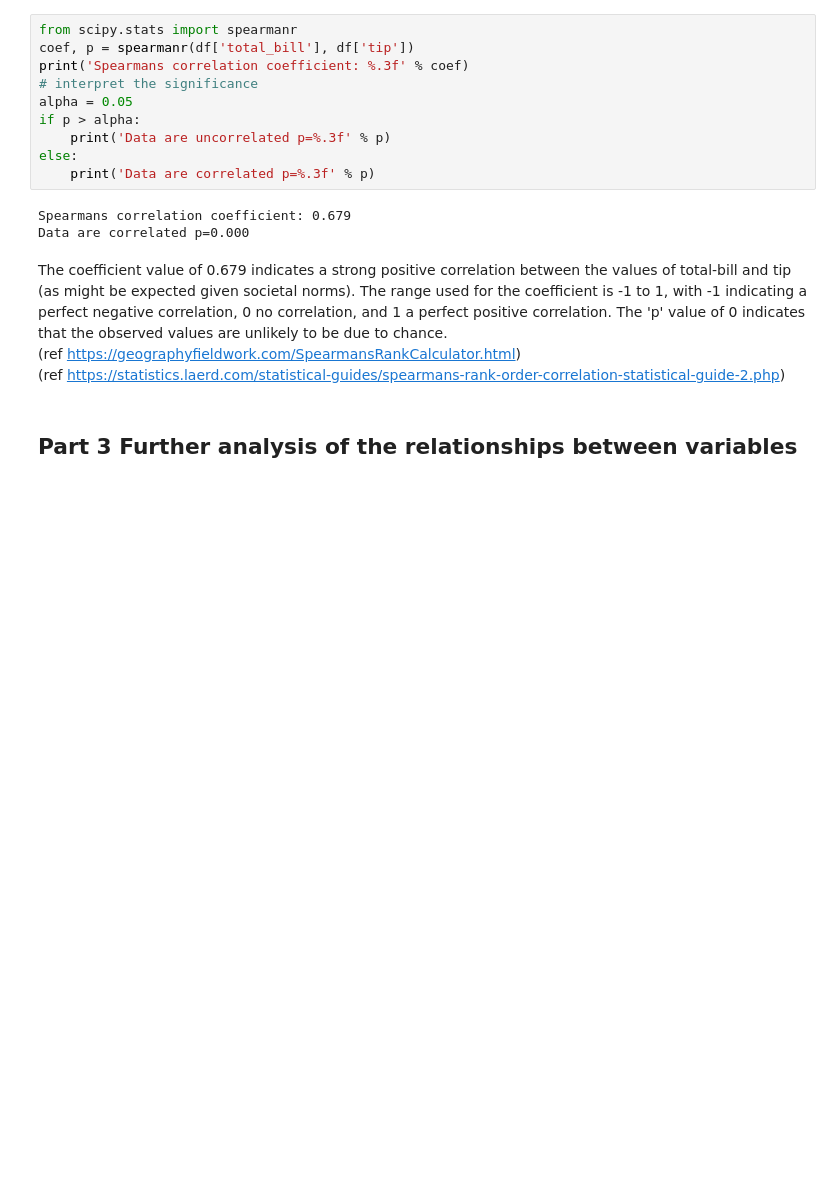
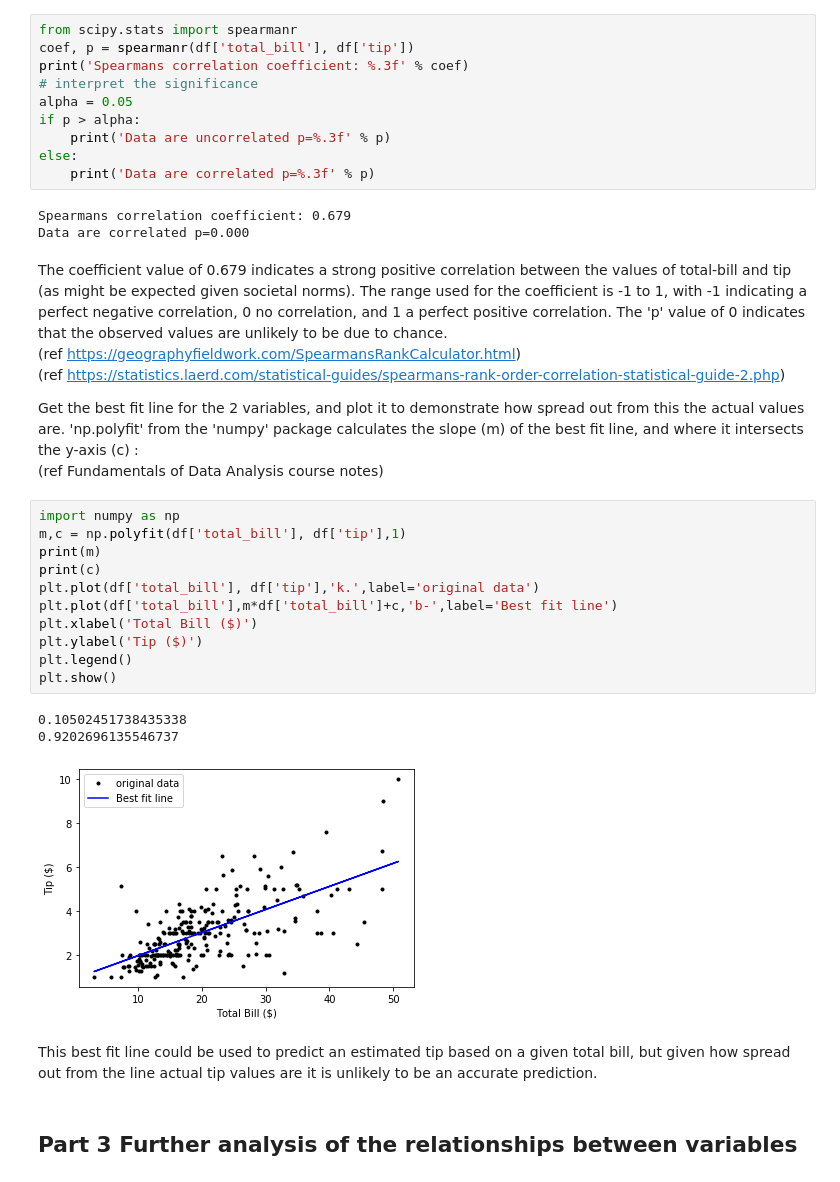
Before and after one commit to NigelSlack/Fundamentals-of-Data-Analysis, a Jupyter notebook: jupyter_notebook.ipynb, the cells around one changed output. Drawn from its saved outputs; the diff is of its cells as text; blank space fills up the shorter version.

Commit message:
Update Notebook - include best fit line
Plot a best fit line between Total bill and Tip, and comment on it

```diff
--- a/jupyter_notebook.ipynb
+++ b/jupyter_notebook.ipynb
@@ -261,6 +264,26 @@ Data are correlated p=0.000
 The coefficient value of 0.679 indicates a strong positive correlation between the values of total-bill and tip (as might be expected given societal norms). The range used for the coefficient is -1 to 1, with -1 indicating a perfect negative correlation, 0 no correlation, and 1 a perfect positive correlation. The 'p' value of 0 indicates that the observed values are unlikely to be due to chance.
 (ref https://geographyfieldwork.com/SpearmansRankCalculator.html)
 (ref https://statistics.laerd.com/statistical-guides/spearmans-rank-order-correlation-statistical-guide-2.php)
+
+Get the best fit line for the 2 variables, and plot it to demonstrate how spread out from this the actual values are. 'np.polyfit' from the 'numpy' package calculates the slope (m) of the best fit line, and where it intersects the y-axis (c) :
+(ref Fundamentals of Data Analysis course notes)
+# %%
+import numpy as np
+m,c = np.polyfit(df['total_bill'], df['tip'],1)
+print(m)
+print(c)
+plt.plot(df['total_bill'], df['tip'],'k.',label='original data')
+plt.plot(df['total_bill'],m*df['total_bill']+c,'b-',label='Best fit line')
+plt.xlabel('Total Bill ($)')
+plt.ylabel('Tip ($)')
+plt.legend()
+plt.show()
+# %% [output]
+0.10502451738435338
+0.9202696135546737
+[figure, added]
+# %% [markdown]
+This best fit line could be used to predict an estimated tip based on a given total bill, but given how spread out from the line actual tip values are it is unlikely to be an accurate prediction.
 # %% [markdown]
 ## Part 3 Further analysis of the relationships between variables
 # %% [markdown]
```
Also changed, not shown: parts of 29 cells of this notebook.
